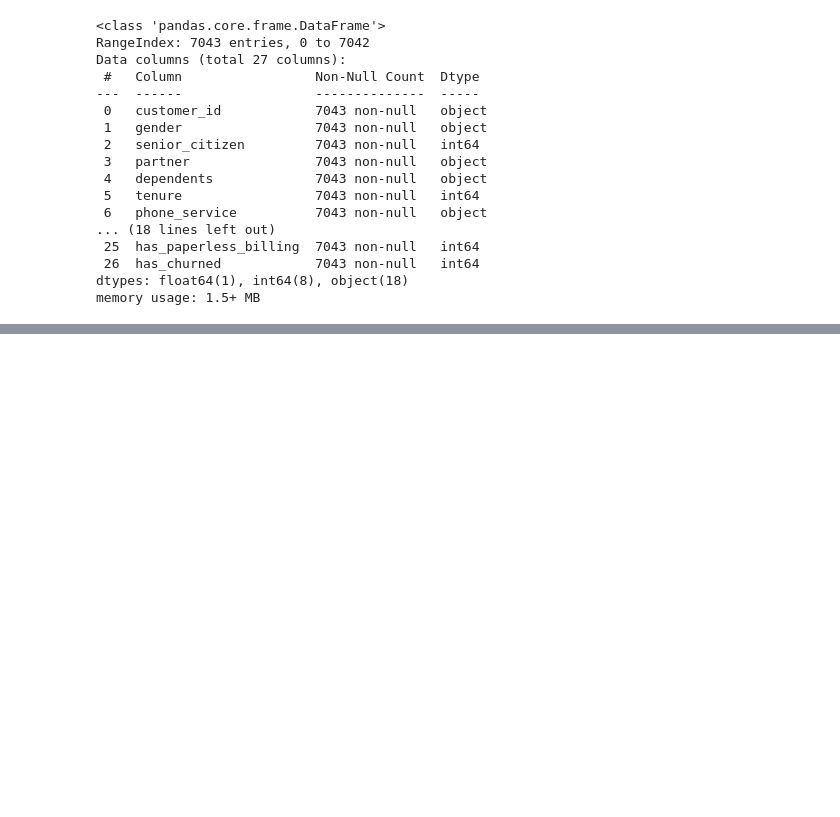
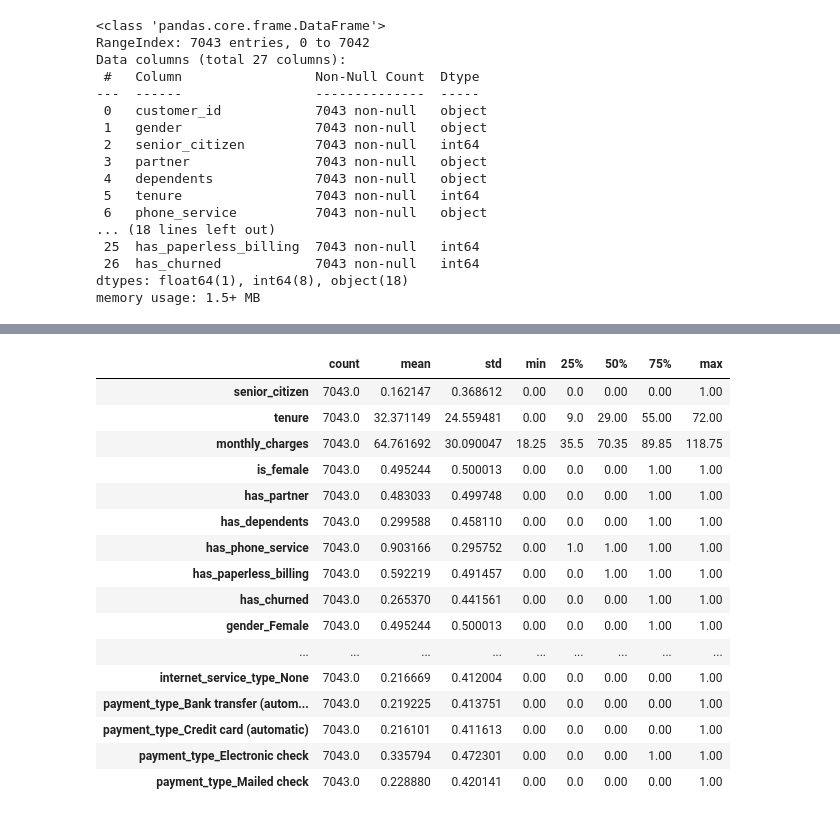
Before and after one commit to lochlynlaskowski/classification-exercises, a Jupyter notebook: classification_exercises..ipynb, the cells around one changed output, grey strips where cells are left out. Cells and saved outputs as stored; diff of their text form; code cells hidden in the pictures; blank space fills up the shorter version.

```diff
--- a/classification_exercises..ipynb
+++ b/classification_exercises..ipynb
@@ -552,0 +625,20 @@ df
+# %%
+df.describe().T
+# %% [output]
+|  | count | mean | std | min | 25% | 50% | 75% | max |
+| senior_citizen | 7043.0 | 0.162147 | 0.368612 | 0.00 | 0.0 | 0.00 | 0.00 | 1.00 |
+| tenure | 7043.0 | 32.371149 | 24.559481 | 0.00 | 9.0 | 29.00 | 55.00 | 72.00 |
+| monthly_charges | 7043.0 | 64.761692 | 30.090047 | 18.25 | 35.5 | 70.35 | 89.85 | 118.75 |
+| is_female | 7043.0 | 0.495244 | 0.500013 | 0.00 | 0.0 | 0.00 | 1.00 | 1.00 |
+| has_partner | 7043.0 | 0.483033 | 0.499748 | 0.00 | 0.0 | 0.00 | 1.00 | 1.00 |
+| has_dependents | 7043.0 | 0.299588 | 0.458110 | 0.00 | 0.0 | 0.00 | 1.00 | 1.00 |
+| has_phone_service | 7043.0 | 0.903166 | 0.295752 | 0.00 | 1.0 | 1.00 | 1.00 | 1.00 |
+| has_paperless_billing | 7043.0 | 0.592219 | 0.491457 | 0.00 | 0.0 | 1.00 | 1.00 | 1.00 |
+| has_churned | 7043.0 | 0.265370 | 0.441561 | 0.00 | 0.0 | 0.00 | 1.00 | 1.00 |
+| gender_Female | 7043.0 | 0.495244 | 0.500013 | 0.00 | 0.0 | 0.00 | 1.00 | 1.00 |
+| ... | ... | ... | ... | ... | ... | ... | ... | ... |
+| internet_service_type_None | 7043.0 | 0.216669 | 0.412004 | 0.00 | 0.0 | 0.00 | 0.00 | 1.00 |
+| payment_type_Bank transfer (autom... | 7043.0 | 0.219225 | 0.413751 | 0.00 | 0.0 | 0.00 | 0.00 | 1.00 |
+| payment_type_Credit card (automatic) | 7043.0 | 0.216101 | 0.411613 | 0.00 | 0.0 | 0.00 | 0.00 | 1.00 |
+| payment_type_Electronic check | 7043.0 | 0.335794 | 0.472301 | 0.00 | 0.0 | 0.00 | 1.00 | 1.00 |
+| payment_type_Mailed check | 7043.0 | 0.228880 | 0.420141 | 0.00 | 0.0 | 0.00 | 0.00 | 1.00 |
```
Also changed, not shown: parts of 15 cells of this notebook, 1 other file.
